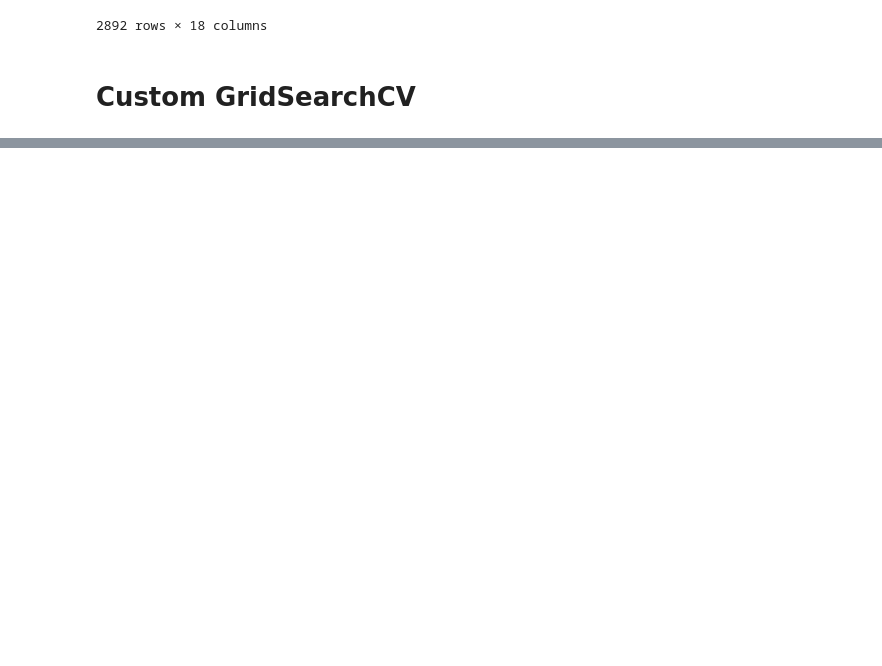
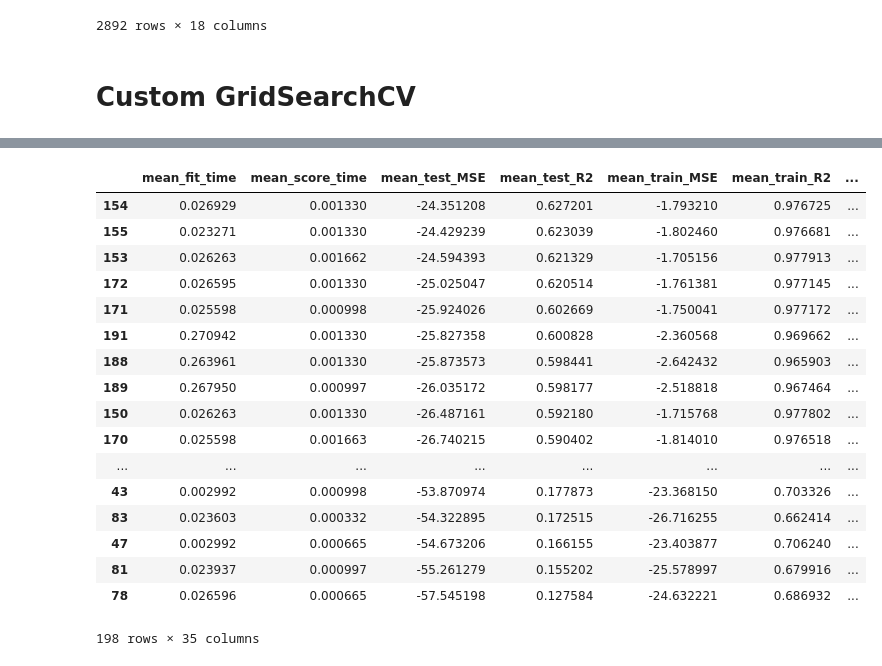
Before and after one commit to g21589/MyNote, a Jupyter notebook: ipyViz/UltraPipline.ipynb, the cells around one changed output, grey strips where cells are left out. Saved outputs shown, nothing was run; the diff lists cells and outputs as text; code cells hidden in the pictures; blank space fills up the shorter version.

```diff
--- a/ipyViz/UltraPipline.ipynb
+++ b/ipyViz/UltraPipline.ipynb
@@ -609,12 +618,12 @@ def my_fit_and_score(estimator, X, y, scorer, train, test, verbose,
     return ret
 # %%
-class MyGridSearchCV(GridSearchCV):
+class UltraGridSearchCV(GridSearchCV):
 
     def __init__(self, estimator, param_grid, scoring=None, fit_params=None,
                  n_jobs=1, iid='warn', refit=True, cv=None, verbose=0,
                  pre_dispatch='2*n_jobs', error_score='raise-deprecating',
                  return_train_score="warn"):
-        super(MyGridSearchCV, self).__init__(
+        super(UltraGridSearchCV, self).__init__(
             estimator=estimator, param_grid = param_grid, scoring=scoring, fit_params=fit_params,
             n_jobs=n_jobs, iid=iid, refit=refit, cv=cv, verbose=verbose,
             pre_dispatch=pre_dispatch, error_score=error_score,
@@ -689,7 +698,9 @@ class MyGridSearchCV(GridSearchCV):
                                     return_train_score=self.return_train_score,
                                     return_n_test_samples=True,
                                     return_times=True,
-                                    return_parameters=False,
+                                    return_parameters=True,
+                                    return_estimator=True,
+                                    return_y=True,
                                     error_score=self.error_score,
                                     verbose=self.verbose)
         results_container = [{}]
@@ -711,11 +722,16 @@ class MyGridSearchCV(GridSearchCV):
                                                        train=train, test=test,
                                                        parameters=parameters,
                                                        **fit_and_score_kwargs)
-                               for parameters, (train, test) in product(candidate_params, cv.split(X, y, groups)))
+                               for (parameters, (train, test)), i
+                               in zip(
+                                   product(candidate_params, cv.split(X, y, groups)),
+                                   tqdm(range(n_candidates * n_splits))
+                               )
+                )
 
-                print('-------------')
-                print(out)
-                print('-------------')
+                #print('-------------')
+                #print(out)
+                #print('-------------')
 
                 all_candidate_params.extend(candidate_params)
                 all_out.extend(out)
@@ -764,10 +780,10 @@ class MyGridSearchCV(GridSearchCV):
         # if one choose to see train score, "out" will contain train score info
         if self.return_train_score:
             (train_score_dicts, test_score_dicts, test_sample_counts, fit_time,
-             score_time) = zip(*out)
+             score_time, parameters, the_estimator, y_test, y_pred) = zip(*out)
         else:
             (test_score_dicts, test_sample_counts, fit_time,
-             score_time) = zip(*out)
+             score_time, parameters, the_estimator, y_test, y_pred) = zip(*out)
 
         # test_score_dicts and train_score dicts are lists of dictionaries and
         # we make them into dict of lists
@@ -805,6 +821,13 @@ class MyGridSearchCV(GridSearchCV):
 
         _store('fit_time', fit_time)
         _store('score_time', score_time)
+
+        y_test_array = np.array(y_test).reshape(n_candidates, n_splits)
+        y_pred_array = np.array(y_pred).reshape(n_candidates, n_splits)
+        for split_i in range(n_splits):
+            results["split%d_%s" % (split_i, 'y_test')] = y_test_array[:, split_i]
+            results["split%d_%s" % (split_i, 'y_pred')] = y_pred_array[:, split_i]
+
         # Use one MaskedArray and mask all the places where the param is not
         # applicable for that candidate. Use defaultdict as each candidate may
         # not contain all the params
@@ -824,8 +847,7 @@ class MyGridSearchCV(GridSearchCV):
         results['params'] = candidate_params
 
         # NOTE test_sample counts (weights) remain the same for all candidates
-        test_sample_counts = np.array(test_sample_counts[:n_splits],
-                                      dtype=np.int)
+        test_sample_counts = np.array(test_sample_counts[:n_splits], dtype=np.int)
         iid = self.iid
         if self.iid == 'warn':
             warn = False
@@ -890,0 +960,21 @@ MyGridSearchCV(cv=None, error_score='raise-deprecating',
+# %%
+result_df
+# %% [output]
+|  | mean_fit_time | mean_score_time | mean_test_MSE | mean_test_R2 | mean_train_MSE | mean_train_R2 | ... |
+| 154 | 0.026929 | 0.001330 | -24.351208 | 0.627201 | -1.793210 | 0.976725 | ... |
+| 155 | 0.023271 | 0.001330 | -24.429239 | 0.623039 | -1.802460 | 0.976681 | ... |
+| 153 | 0.026263 | 0.001662 | -24.594393 | 0.621329 | -1.705156 | 0.977913 | ... |
+| 172 | 0.026595 | 0.001330 | -25.025047 | 0.620514 | -1.761381 | 0.977145 | ... |
+| 171 | 0.025598 | 0.000998 | -25.924026 | 0.602669 | -1.750041 | 0.977172 | ... |
+| 191 | 0.270942 | 0.001330 | -25.827358 | 0.600828 | -2.360568 | 0.969662 | ... |
+| 188 | 0.263961 | 0.001330 | -25.873573 | 0.598441 | -2.642432 | 0.965903 | ... |
+| 189 | 0.267950 | 0.000997 | -26.035172 | 0.598177 | -2.518818 | 0.967464 | ... |
+| 150 | 0.026263 | 0.001330 | -26.487161 | 0.592180 | -1.715768 | 0.977802 | ... |
+| 170 | 0.025598 | 0.001663 | -26.740215 | 0.590402 | -1.814010 | 0.976518 | ... |
+| ... | ... | ... | ... | ... | ... | ... | ... |
+| 43 | 0.002992 | 0.000998 | -53.870974 | 0.177873 | -23.368150 | 0.703326 | ... |
+| 83 | 0.023603 | 0.000332 | -54.322895 | 0.172515 | -26.716255 | 0.662414 | ... |
+| 47 | 0.002992 | 0.000665 | -54.673206 | 0.166155 | -23.403877 | 0.706240 | ... |
+| 81 | 0.023937 | 0.000997 | -55.261279 | 0.155202 | -25.578997 | 0.679916 | ... |
+| 78 | 0.026596 | 0.000665 | -57.545198 | 0.127584 | -24.632221 | 0.686932 | ... |
+198 rows × 35 columns
```
Also changed, not shown: parts of 12 cells of this notebook.
